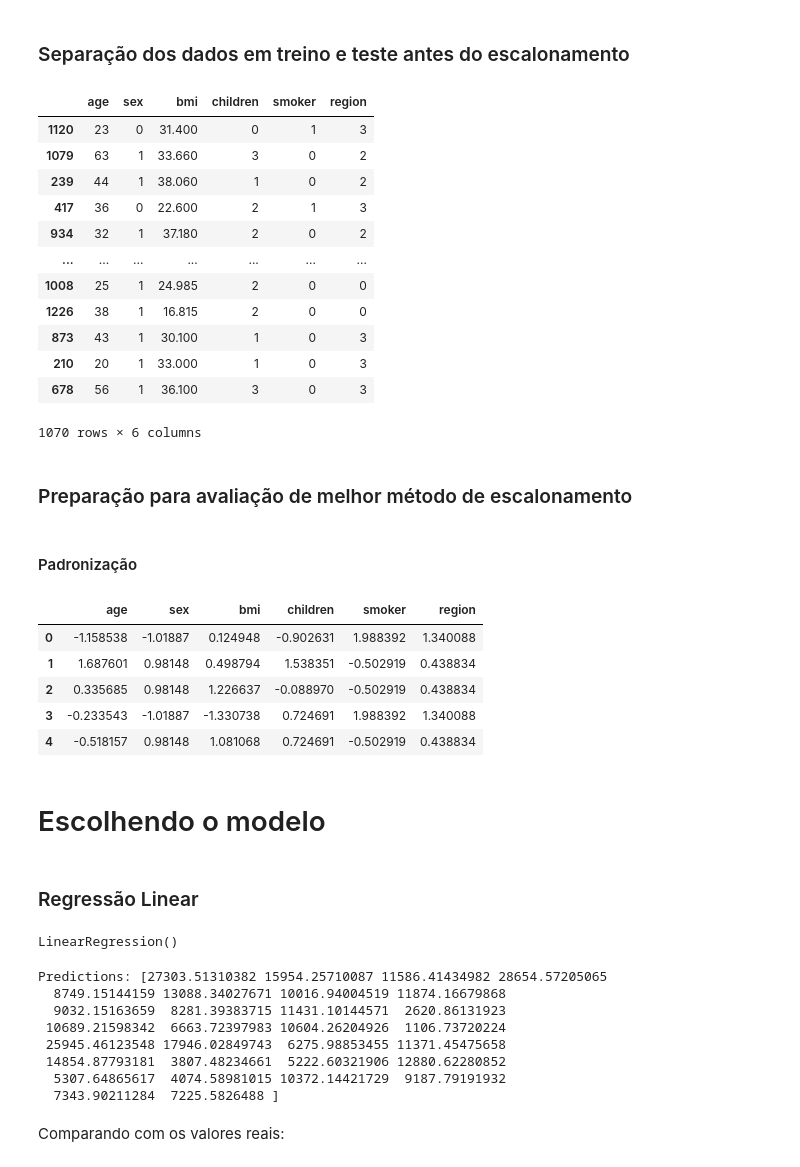
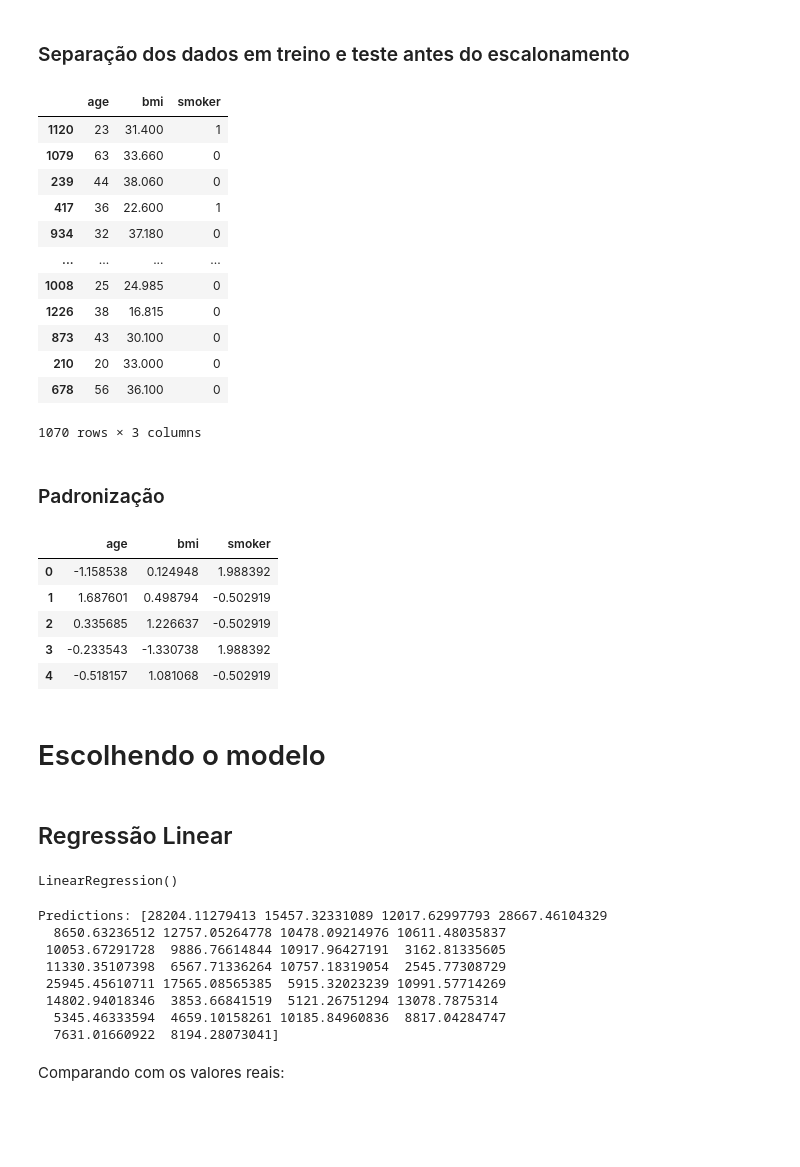
Before and after one commit to caroldf07/tech-challenges-pos-tech-ia, a Jupyter notebook: tech-challenge-fase-1/resolucao-desafio.ipynb, the cells around one changed output. Drawn from its saved outputs; the diff is of its cells as text; code cells hidden in the pictures; blank space fills up the shorter version.

```diff
--- a/tech-challenge-fase-1/resolucao-desafio.ipynb
+++ b/tech-challenge-fase-1/resolucao-desafio.ipynb
@@ -278,27 +291,26 @@ No top 3 de correlação temos o fumante(smoker), idade(age) e imc(bmi). Apesar
 ### Separação dos dados em treino e teste antes do escalonamento
 # %%
 insurance = insurance_strat.drop("charges", axis=1)
+insurance = insurance.drop(columns=["sex", "region", "children"])
 insurance_labels = strat_train_set["charges"].copy()
 
 insurance
 # %% [output]
-|  | age | sex | bmi | children | smoker | region |
-| 1120 | 23 | 0 | 31.400 | 0 | 1 | 3 |
-| 1079 | 63 | 1 | 33.660 | 3 | 0 | 2 |
-| 239 | 44 | 1 | 38.060 | 1 | 0 | 2 |
-| 417 | 36 | 0 | 22.600 | 2 | 1 | 3 |
-| 934 | 32 | 1 | 37.180 | 2 | 0 | 2 |
-| ... | ... | ... | ... | ... | ... | ... |
-| 1008 | 25 | 1 | 24.985 | 2 | 0 | 0 |
-| 1226 | 38 | 1 | 16.815 | 2 | 0 | 0 |
-| 873 | 43 | 1 | 30.100 | 1 | 0 | 3 |
-| 210 | 20 | 1 | 33.000 | 1 | 0 | 3 |
-| 678 | 56 | 1 | 36.100 | 3 | 0 | 3 |
+|  | age | bmi | smoker |
+| 1120 | 23 | 31.400 | 1 |
+| 1079 | 63 | 33.660 | 0 |
+| 239 | 44 | 38.060 | 0 |
+| 417 | 36 | 22.600 | 1 |
+| 934 | 32 | 37.180 | 0 |
+| ... | ... | ... | ... |
+| 1008 | 25 | 24.985 | 0 |
+| 1226 | 38 | 16.815 | 0 |
+| 873 | 43 | 30.100 | 0 |
+| 210 | 20 | 33.000 | 0 |
+| 678 | 56 | 36.100 | 0 |
-1070 rows × 6 columns
+1070 rows × 3 columns
-# %% [markdown]
-### Preparação para avaliação de melhor método de escalonamento
 # %% [markdown]
-#### Padronização
+### Padronização
 # %%
 num_pipeline = Pipeline([
     ('std_scaler', StandardScaler()),
@@ -307,24 +319,22 @@ num_pipeline = Pipeline([
 insurance_prepared_scaled = num_pipeline.fit_transform(insurance)
 # %%
 
-column_names = [
-    'age', 'sex', 'bmi', 'children', 'smoker',
-    'region']
+column_names = ['age', 'bmi','smoker']
 
 insurance_df_scaled = pd.DataFrame(data=insurance_prepared_scaled, columns=column_names)
 
 insurance_df_scaled.head()
 # %% [output]
-|  | age | sex | bmi | children | smoker | region |
-| 0 | -1.158538 | -1.01887 | 0.124948 | -0.902631 | 1.988392 | 1.340088 |
-| 1 | 1.687601 | 0.98148 | 0.498794 | 1.538351 | -0.502919 | 0.438834 |
-| 2 | 0.335685 | 0.98148 | 1.226637 | -0.088970 | -0.502919 | 0.438834 |
-| 3 | -0.233543 | -1.01887 | -1.330738 | 0.724691 | 1.988392 | 1.340088 |
-| 4 | -0.518157 | 0.98148 | 1.081068 | 0.724691 | -0.502919 | 0.438834 |
+|  | age | bmi | smoker |
+| 0 | -1.158538 | 0.124948 | 1.988392 |
+| 1 | 1.687601 | 0.498794 | -0.502919 |
+| 2 | 0.335685 | 1.226637 | -0.502919 |
+| 3 | -0.233543 | -1.330738 | 1.988392 |
+| 4 | -0.518157 | 1.081068 | -0.502919 |
 # %% [markdown]
 # Escolhendo o modelo
 # %% [markdown]
-### Regressão Linear
+## Regressão Linear
 # %%
 model = LinearRegression()
 model.fit(insurance_prepared_scaled,insurance_labels)
@@ -341,14 +351,14 @@ predictions = model.predict(insurance_prepared_scaled)
 
 print("Predictions:", model.predict(some_data_prepared))
 # %% [output]
-Predictions: [27303.51310382 15954.25710087 11586.41434982 28654.57205065
-  8749.15144159 13088.34027671 10016.94004519 11874.16679868
-  9032.15163659  8281.39383715 11431.10144571  2620.86131923
- 10689.21598342  6663.72397983 10604.26204926  1106.73720224
- 25945.46123548 17946.02849743  6275.98853455 11371.45475658
- 14854.87793181  3807.48234661  5222.60321906 12880.62280852
-  5307.64865617  4074.58981015 10372.14421729  9187.79191932
-  7343.90211284  7225.5826488 ]
+Predictions: [28204.11279413 15457.32331089 12017.62997793 28667.46104329
+  8650.63236512 12757.05264778 10478.09214976 10611.48035837
+ 10053.67291728  9886.76614844 10917.96427191  3162.81335605
+ 11330.35107398  6567.71336264 10757.18319054  2545.77308729
+ 25945.45610711 17565.08565385  5915.32023239 10991.57714269
+ 14802.94018346  3853.66841519  5121.26751294 13078.7875314
+  5345.46333594  4659.10158261 10185.84960836  8817.04284747
+  7631.01660922  8194.28073041]
 # %% [markdown]
 Comparando com os valores reais:
 # %%
```
Also changed, not shown: parts of 32 cells of this notebook, 1 other file.
